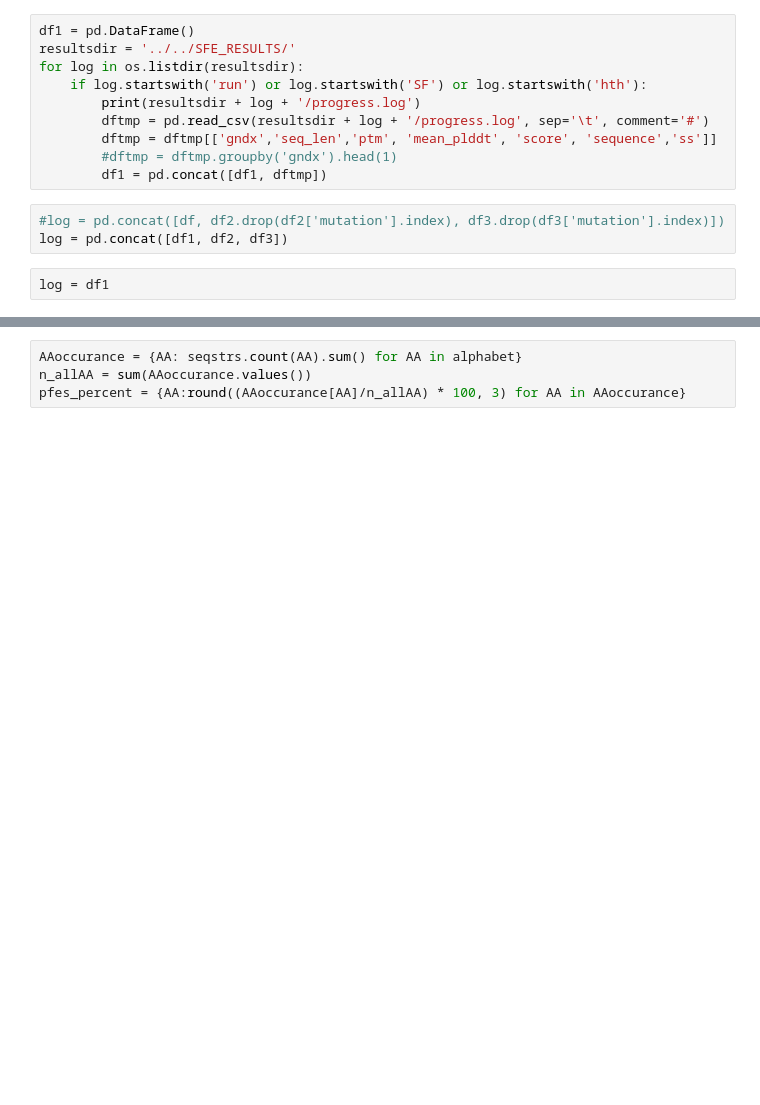
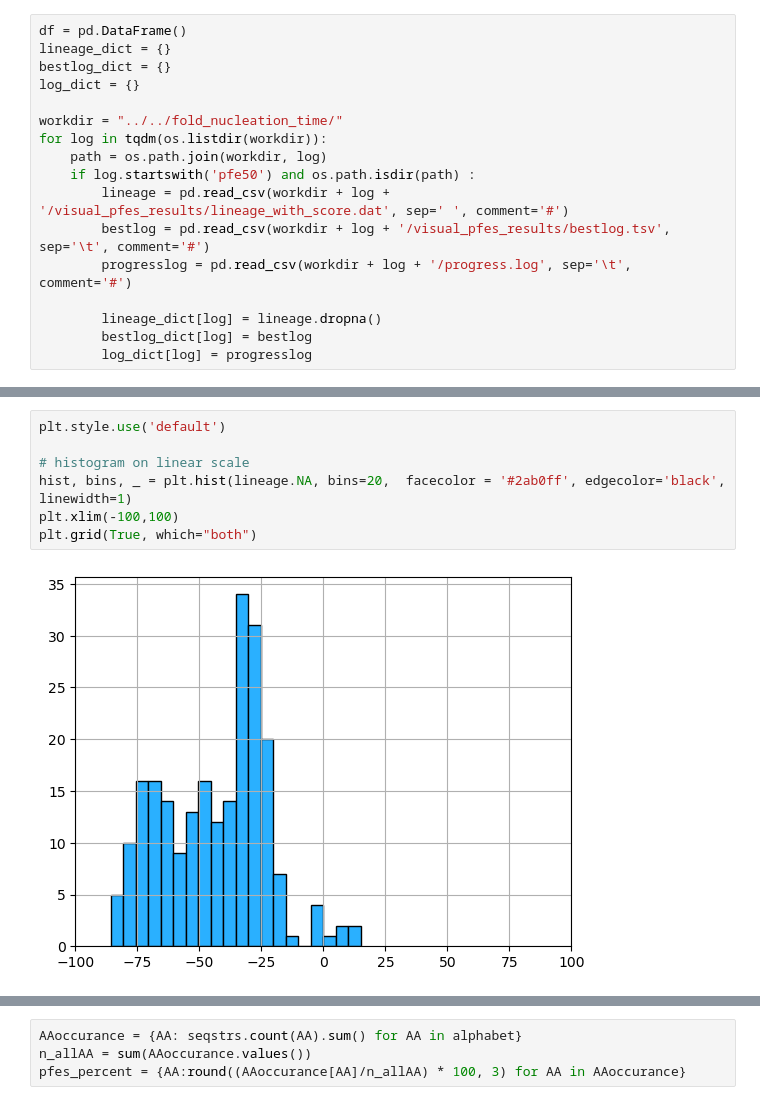
Before and after one commit to sahakyanhk/pfes, a Jupyter notebook: jupyter/psef_stat.ipynb, the cells around one changed output, grey strips where cells are left out. Cells and saved outputs as stored; diff of their text form; blank space fills up the shorter version.

```diff
--- a/jupyter/psef_stat.ipynb
+++ b/jupyter/psef_stat.ipynb
@@ -31,15 +10,17 @@ for log in os.listdir(resultsdir):
-# %%
-df1 = pd.DataFrame()
-resultsdir = '../../SFE_RESULTS/'
-for log in os.listdir(resultsdir):
-    if log.startswith('run') or log.startswith('SF') or log.startswith('hth'):
-        print(resultsdir + log + '/progress.log')
-        dftmp = pd.read_csv(resultsdir + log + '/progress.log', sep='\t', comment='#')
-        dftmp = dftmp[['gndx','seq_len','ptm', 'mean_plddt', 'score', 'sequence','ss']]
-        #dftmp = dftmp.groupby('gndx').head(1)
-        df1 = pd.concat([df1, dftmp])
-# %%
-#log = pd.concat([df, df2.drop(df2['mutation'].index), df3.drop(df3['mutation'].index)])
-log = pd.concat([df1, df2, df3])
-# %%
-log = df1
+# %%
+df = pd.DataFrame()
+lineage_dict = {}
+bestlog_dict = {}
+log_dict = {}
+
+workdir = "../../fold_nucleation_time/"
+for log in tqdm(os.listdir(workdir)):
+    path = os.path.join(workdir, log)
+    if log.startswith('pfe50') and os.path.isdir(path) :
+        lineage = pd.read_csv(workdir + log + '/visual_pfes_results/lineage_with_score.dat', sep=' ', comment='#')
+        bestlog = pd.read_csv(workdir + log + '/visual_pfes_results/bestlog.tsv', sep='\t', comment='#')
+        progresslog = pd.read_csv(workdir + log + '/progress.log', sep='\t', comment='#')
+
+        lineage_dict[log] = lineage.dropna()
+        bestlog_dict[log] = bestlog
+        log_dict[log] = progresslog
@@ -45,0 +55,9 @@ log = df1
+# %%
+plt.style.use('default')
+
+# histogram on linear scale
+hist, bins, _ = plt.hist(lineage.NA, bins=20,  facecolor = '#2ab0ff', edgecolor='black', linewidth=1)
+plt.xlim(-100,100)
+plt.grid(True, which="both")
+# %% [output]
+[figure, added]
```
Also changed, not shown: parts of 58 cells of this notebook, 5 other files.
